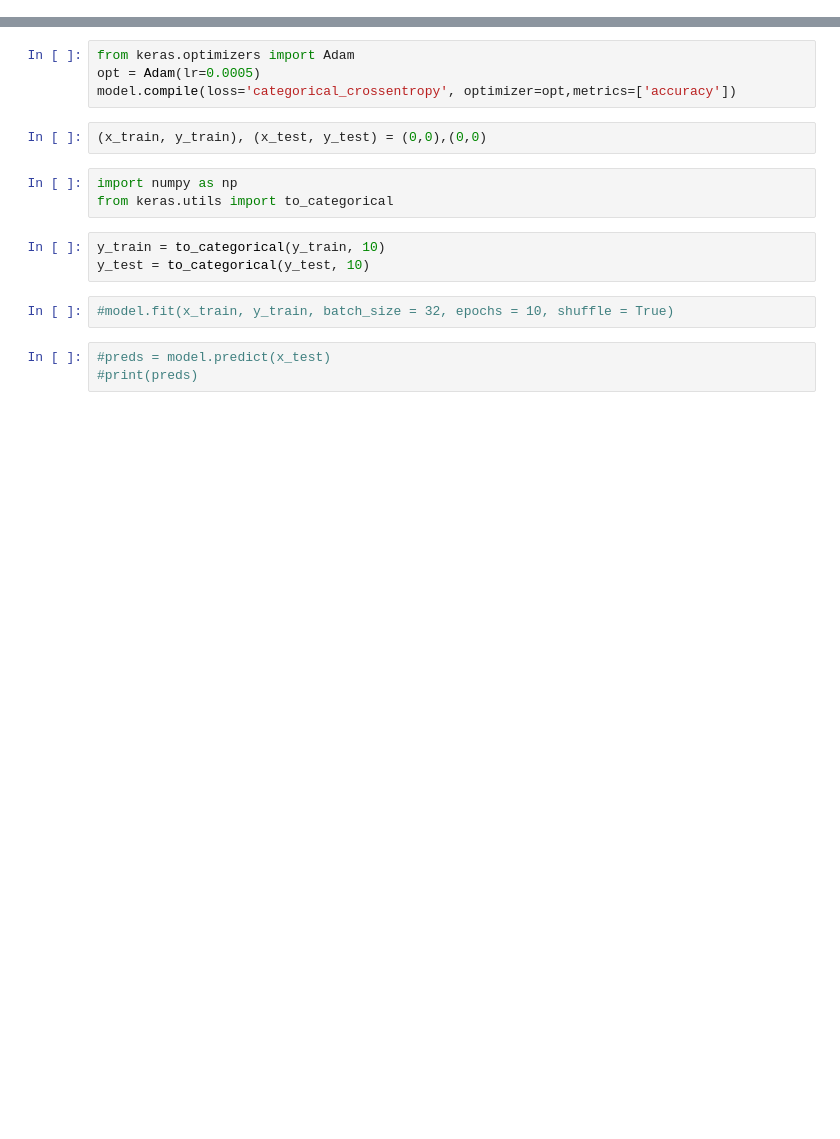
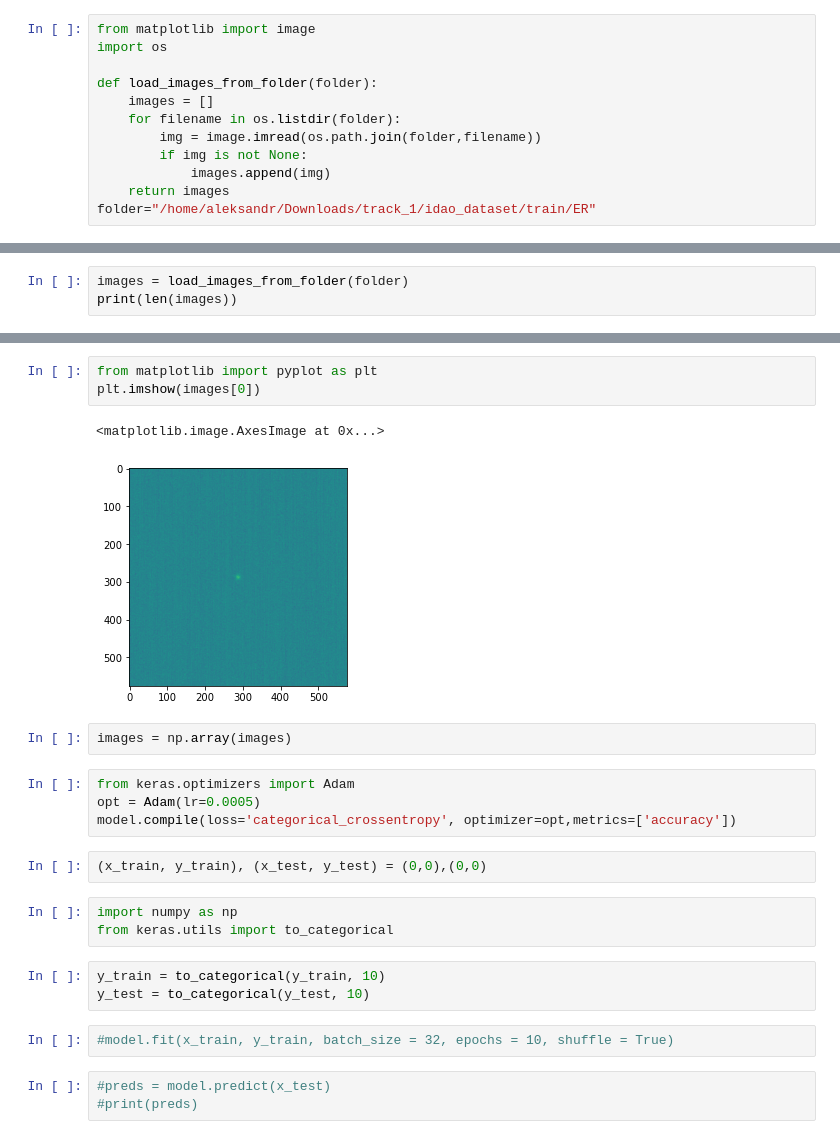
Before and after one commit to mathamateur/IDAO_2021, a Jupyter notebook: idao.ipynb, the cells around one changed output, grey strips where cells are left out. Drawn from its saved outputs; the diff is of its cells as text; blank space fills up the shorter version.

Commit message:
load_images

```diff
--- a/idao.ipynb
+++ b/idao.ipynb
@@ -12 +10,13 @@ output_layer = Dense(units=10, activation = 'softmax')(x)
 model = Model(input_layer, output_layer)
+# %%
+from matplotlib import image
+import os
+
+def load_images_from_folder(folder):
+    images = []
+    for filename in os.listdir(folder):
+        img = image.imread(os.path.join(folder,filename))
+        if img is not None:
+            images.append(img)
+    return images
+folder="/home/aleksandr/Downloads/track_1/idao_dataset/train/ER"
@@ -12,0 +25,3 @@ model = Model(input_layer, output_layer)
+# %%
+images = load_images_from_folder(folder)
+print(len(images))
@@ -13,3 +46,11 @@ model = Model(input_layer, output_layer)
+# %%
+from matplotlib import pyplot as plt
+plt.imshow(images[0])
+# %% [output]
+<matplotlib.image.AxesImage at 0x...>
+[figure, added]
+# %%
+images = np.array(images)
 # %%
 from keras.optimizers import Adam
 opt = Adam(lr=0.0005)
```
Also changed, not shown: parts of 5 cells of this notebook.
